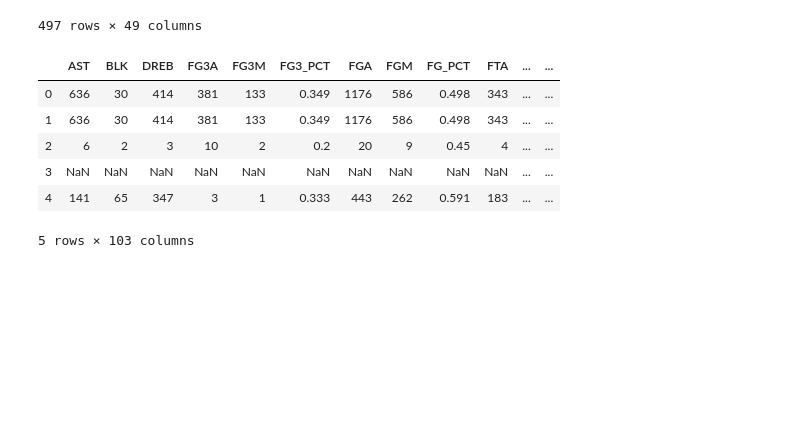
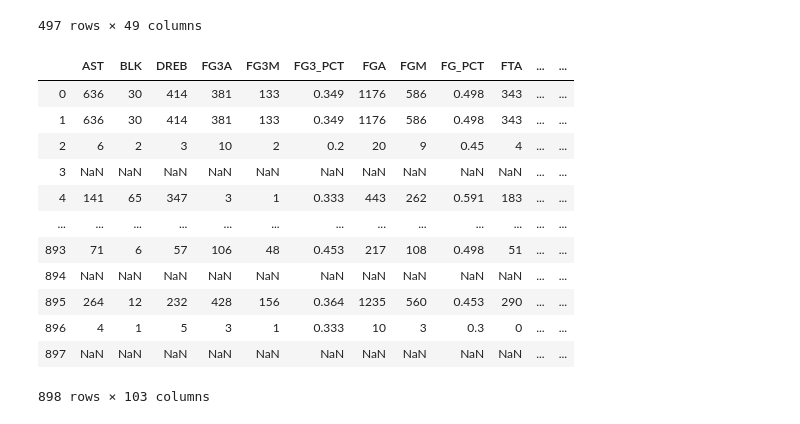
Before and after one commit to brentgarbe/Group6Repo, a Jupyter notebook: Data_Exploration.ipynb, the cells around one changed output. Saved outputs shown, nothing was run; the diff lists cells and outputs as text; code cells hidden in the pictures; blank space fills up the shorter version.

```diff
--- a/Data_Exploration.ipynb
+++ b/Data_Exploration.ipynb
@@ -286,21 +286,27 @@ sd_active_players
 # %%
 # Merge this DataFrame with the stats_2019 DataFrame
 # Using inner merge to keep only data common to both the DataFrames
 # linking on the "id" from the NBA and the "NbaDotComPlayerID" from SportsDataIO
 
 combined_stats_2019 = pd.merge(stats_2019, sd_active_players,
                                left_on="id", right_on="NbaDotComPlayerID", how="inner")
 
 # Check the new DataFrame
-combined_stats_2019.head()
+combined_stats_2019
 # %% [output]
 |  | AST | BLK | DREB | FG3A | FG3M | FG3_PCT | FGA | FGM | FG_PCT | FTA | ... | ... |
 | 0 | 636 | 30 | 414 | 381 | 133 | 0.349 | 1176 | 586 | 0.498 | 343 | ... | ... |
 | 1 | 636 | 30 | 414 | 381 | 133 | 0.349 | 1176 | 586 | 0.498 | 343 | ... | ... |
 | 2 | 6 | 2 | 3 | 10 | 2 | 0.2 | 20 | 9 | 0.45 | 4 | ... | ... |
 | 3 | NaN | NaN | NaN | NaN | NaN | NaN | NaN | NaN | NaN | NaN | ... | ... |
 | 4 | 141 | 65 | 347 | 3 | 1 | 0.333 | 443 | 262 | 0.591 | 183 | ... | ... |
+| ... | ... | ... | ... | ... | ... | ... | ... | ... | ... | ... | ... | ... |
+| 893 | 71 | 6 | 57 | 106 | 48 | 0.453 | 217 | 108 | 0.498 | 51 | ... | ... |
+| 894 | NaN | NaN | NaN | NaN | NaN | NaN | NaN | NaN | NaN | NaN | ... | ... |
+| 895 | 264 | 12 | 232 | 428 | 156 | 0.364 | 1235 | 560 | 0.453 | 290 | ... | ... |
+| 896 | 4 | 1 | 5 | 3 | 1 | 0.333 | 10 | 3 | 0.3 | 0 | ... | ... |
+| 897 | NaN | NaN | NaN | NaN | NaN | NaN | NaN | NaN | NaN | NaN | ... | ... |
-5 rows × 103 columns
+898 rows × 103 columns
 # %%
 # Save the 2019 combined stats data for each player to csv
 combined_stats_2019.to_csv("data/combined_stats_2019.csv")
```
